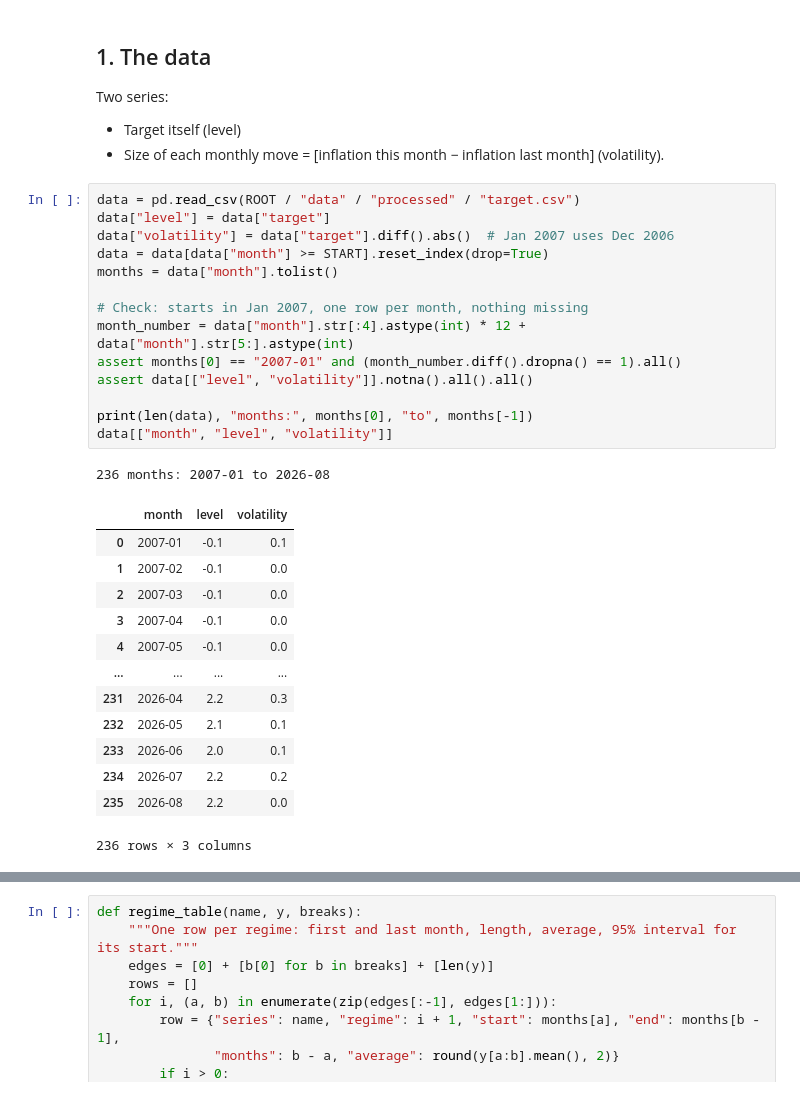
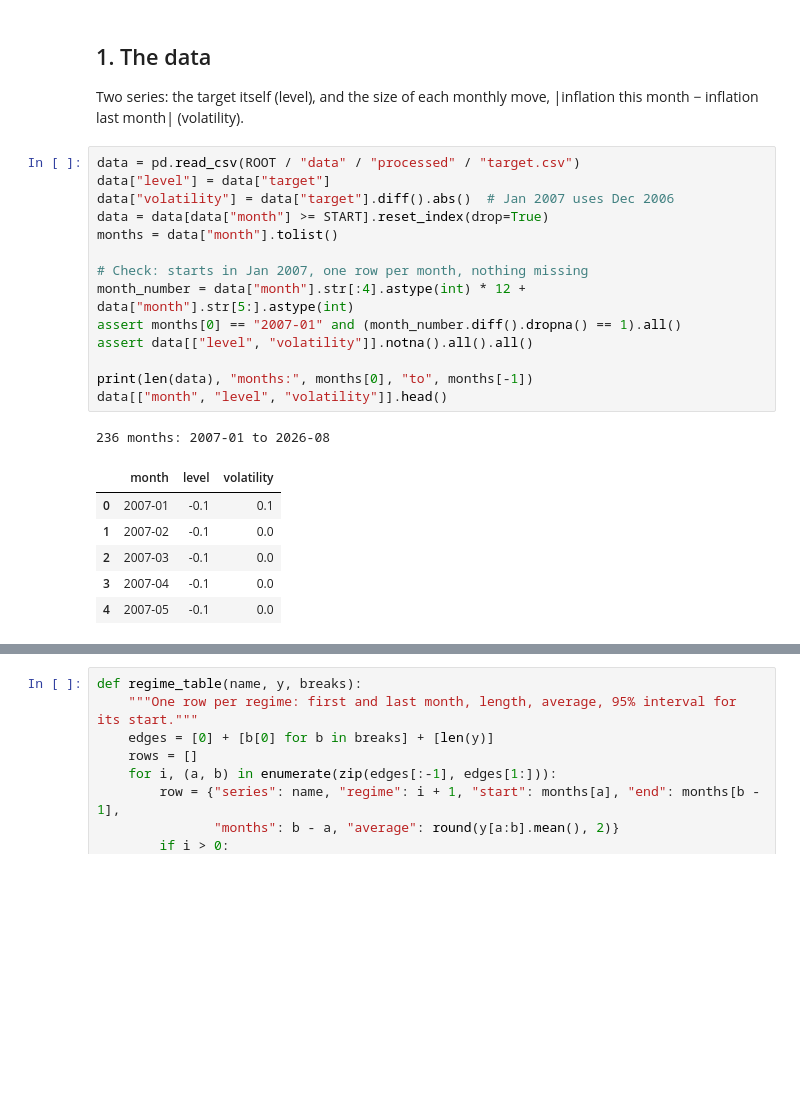
Before and after one commit to tay27890123/japan-inflation-regime-paper, a Jupyter notebook: notebooks/02_rq1_breaks.ipynb, the cells around one changed output, grey strips where cells are left out. Cells and saved outputs as stored; diff of their text form; blank space fills up the shorter version.

```diff
--- a/notebooks/02_rq1_breaks.ipynb
+++ b/notebooks/02_rq1_breaks.ipynb
@@ -29,34 +28,26 @@ CRITICAL_5PCT = {1: 8.58, 2: 10.13, 3: 11.14, 4: 11.83, 5: 12.25}
 # %% [markdown]
 ## 1. The data
-Two series:
-- Target itself (level)
-- Size of each monthly move = [inflation this month − inflation last month] (volatility).
+
+Two series: the target itself (level), and the size of each monthly move, |inflation this month − inflation last month| (volatility).
 # %%
 data = pd.read_csv(ROOT / "data" / "processed" / "target.csv")
 data["level"] = data["target"]
 data["volatility"] = data["target"].diff().abs()  # Jan 2007 uses Dec 2006
 data = data[data["month"] >= START].reset_index(drop=True)
 months = data["month"].tolist()
 
 # Check: starts in Jan 2007, one row per month, nothing missing
 month_number = data["month"].str[:4].astype(int) * 12 + data["month"].str[5:].astype(int)
 assert months[0] == "2007-01" and (month_number.diff().dropna() == 1).all()
 assert data[["level", "volatility"]].notna().all().all()
 
 print(len(data), "months:", months[0], "to", months[-1])
-data[["month", "level", "volatility"]]
+data[["month", "level", "volatility"]].head()
 # %% [output]
 236 months: 2007-01 to 2026-08
 |  | month | level | volatility |
 | 0 | 2007-01 | -0.1 | 0.1 |
 | 1 | 2007-02 | -0.1 | 0.0 |
 | 2 | 2007-03 | -0.1 | 0.0 |
 | 3 | 2007-04 | -0.1 | 0.0 |
 | 4 | 2007-05 | -0.1 | 0.0 |
-| ... | ... | ... | ... |
-| 231 | 2026-04 | 2.2 | 0.3 |
-| 232 | 2026-05 | 2.1 | 0.1 |
-| 233 | 2026-06 | 2.0 | 0.1 |
-| 234 | 2026-07 | 2.2 | 0.2 |
-| 235 | 2026-08 | 2.2 | 0.0 |
-236 rows × 3 columns
```
Also changed, not shown: parts of 21 cells of this notebook, 4 other files.
